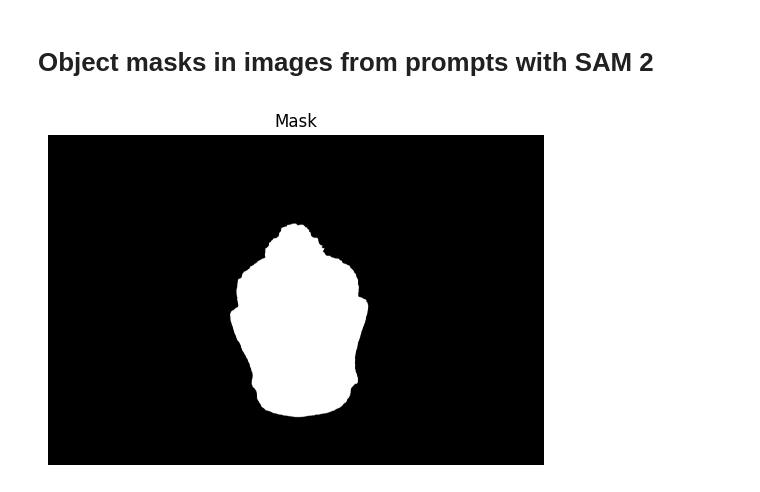
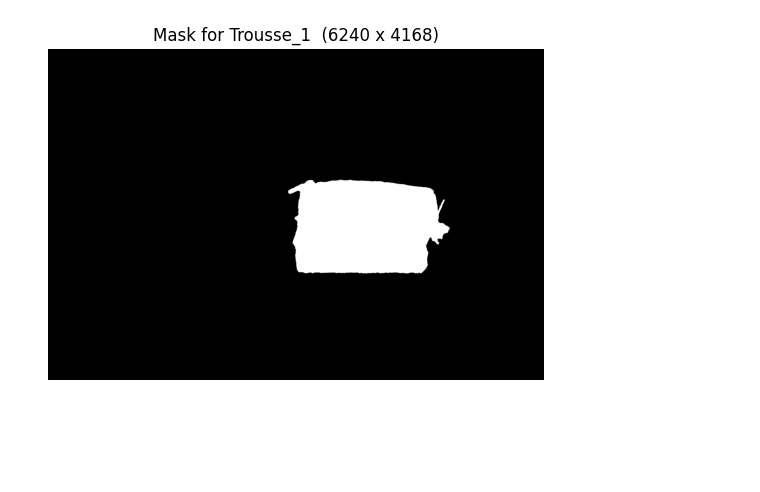
Before and after one commit to Romain-Malinge/Stray-light-elimination, a Jupyter notebook: differance.ipynb, the cells around one changed output. Saved outputs shown, nothing was run; the diff lists cells and outputs as text; code cells hidden in the pictures; blank space fills up the shorter version.

```diff
--- a/differance.ipynb
+++ b/differance.ipynb
@@ -1,5 +1,3 @@
-# %% [markdown]
-# Object masks in images from prompts with SAM 2
 # %%
 from mask_maker import *
 
@@ -7,33 +5,40 @@ import rawpy
 import numpy as np
 import matplotlib.pyplot as plt
 # %%
-
 GAMA = 1
 MASK_DONE = True
 
-obj_file_name = "Buddha_4"
+obj_file_name = "Trousse_1"
 
 dir_path = "./BDD/Reel/" + obj_file_name + "/"
 
-path_S = dir_path + "Stray/" + "DSC_9646.NEF"
-path_L = dir_path + "PS/" + "DSC_9499.NEF"
-path_SL = dir_path + "Stray&PS/" + "DSC_9647.NEF"
+path_S = dir_path + "Stray/" + "TROUSSE00001.ARW"
+path_L = dir_path + "Meshroom/ps_00/" + "TROUSSE00003.ARW"
+path_SL = dir_path + "Meshroom/ps_01/" + "TROUSSE00002.ARW"
+
+mask_save_path = dir_path + "Mask/"
 
 out_dir = dir_path + "MeshRoom/ps_" + "02"
-OUT_BRIGHT = 5
+OUT_BRIGHT = 4
 # %%
 if MASK_DONE:
-    MASK = Image.open(os.path.join(dir_path, "mask", "00.png")).convert("L")
+    MASK = Image.open(os.path.join(dir_path, "Mask", "00.png")).convert("L")
     MASK = np.array(MASK) / 255.0
 else:
     MASK = make_just_one_mask(path_SL, "large")
+    os.makedirs(mask_save_path, exist_ok=True, )
+    mask_to_save = Image.fromarray((MASK * 255).astype(np.uint8), mode='L')
+    mask_to_save.save(os.path.join(mask_save_path, "00.png"))
+    mask_to_save.save(os.path.join(mask_save_path, "01.png"))
+    mask_to_save.save(os.path.join(mask_save_path, "02.png"))
+    print(f"Mask saved to {mask_save_path}")
 
 plt.imshow(MASK, cmap="gray")
-plt.title("Mask")
+plt.title("Mask for " + obj_file_name + "  (" + str(MASK.shape[1]) + " x " + str(MASK.shape[0]) + ")")
 plt.axis("off")
 plt.show()
 # %% [output]
-[figure, old version]
+[figure, new version]
 # %%
 def load_image_raw(path, use_mask=True):
     """
```
Also changed, not shown: parts of 4 cells of this notebook, 1 other file.
